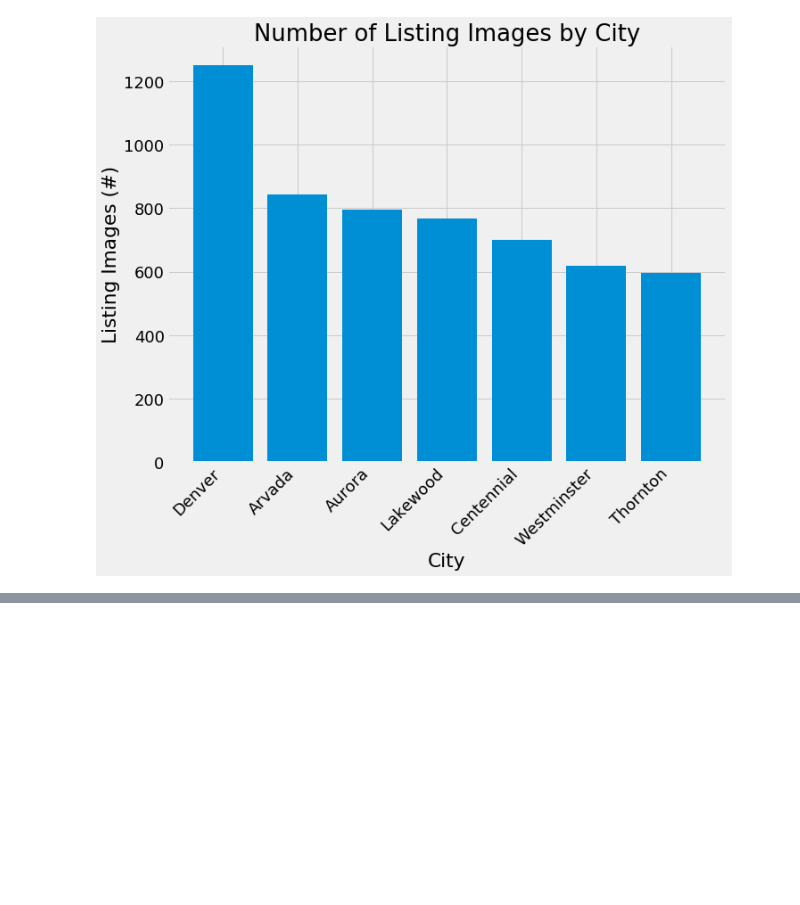
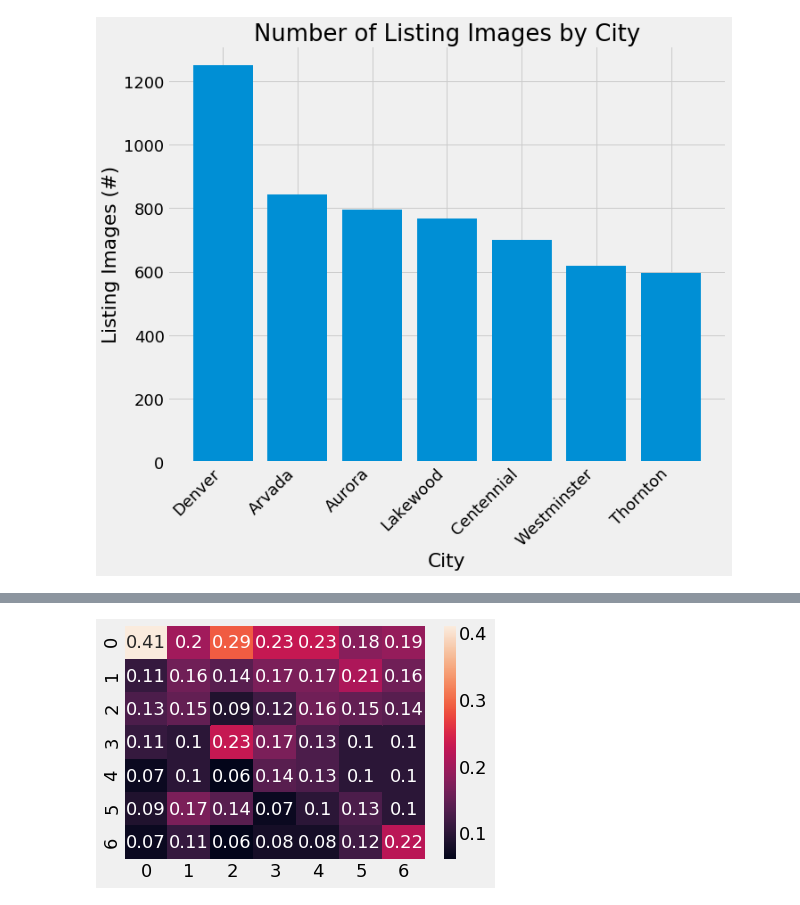
Before and after one commit to connorslagle/homes-like-this, a Jupyter notebook: notebooks/csv_eda.ipynb, the cells around one changed output, grey strips where cells are left out. Saved outputs shown, nothing was run; the diff lists cells and outputs as text; code cells hidden in the pictures; blank space fills up the shorter version.

```diff
--- a/notebooks/csv_eda.ipynb
+++ b/notebooks/csv_eda.ipynb
@@ -69,0 +176,6 @@ bar_chart_desc(count_by_city.index, count_by_city.values, 'City',"Listing Images
+# %%
+heat_map = sb.heatmap(cm32, annot=True)
+
+plt.show()
+# %% [output]
+[figure, added]
```
Also changed, not shown: parts of 21 cells of this notebook, 4 other files.
